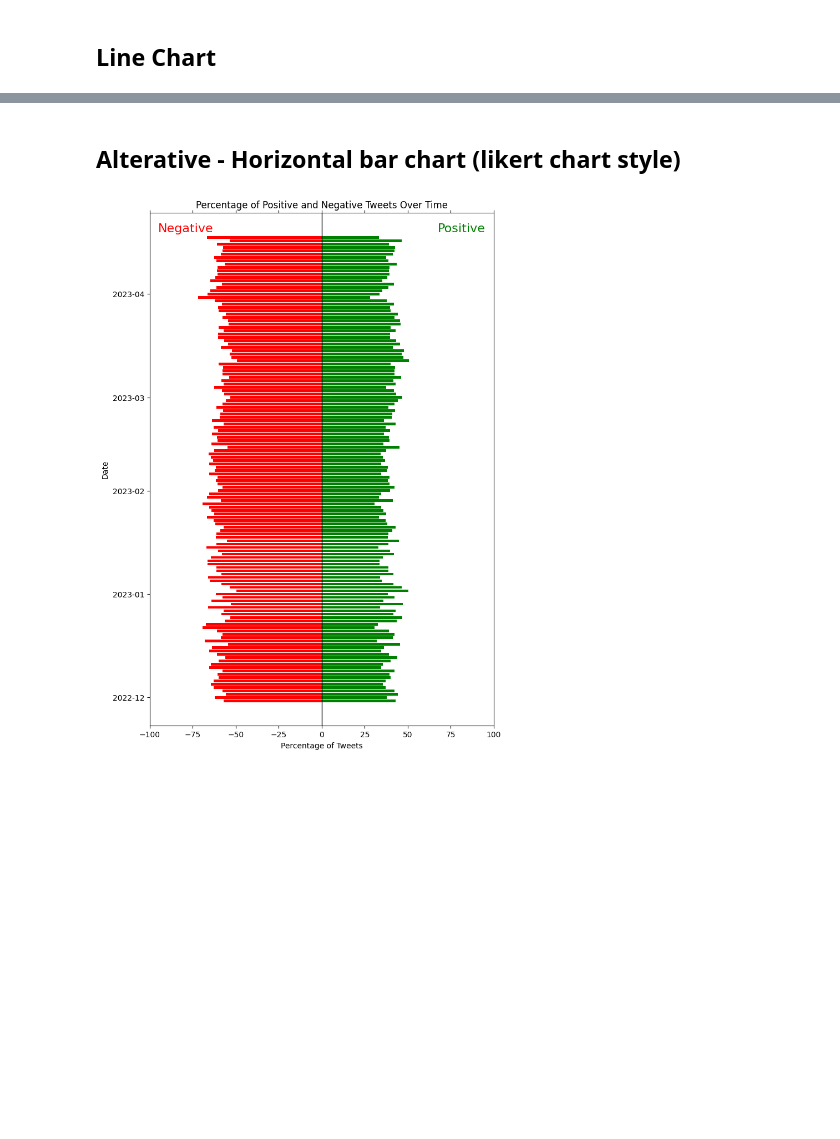
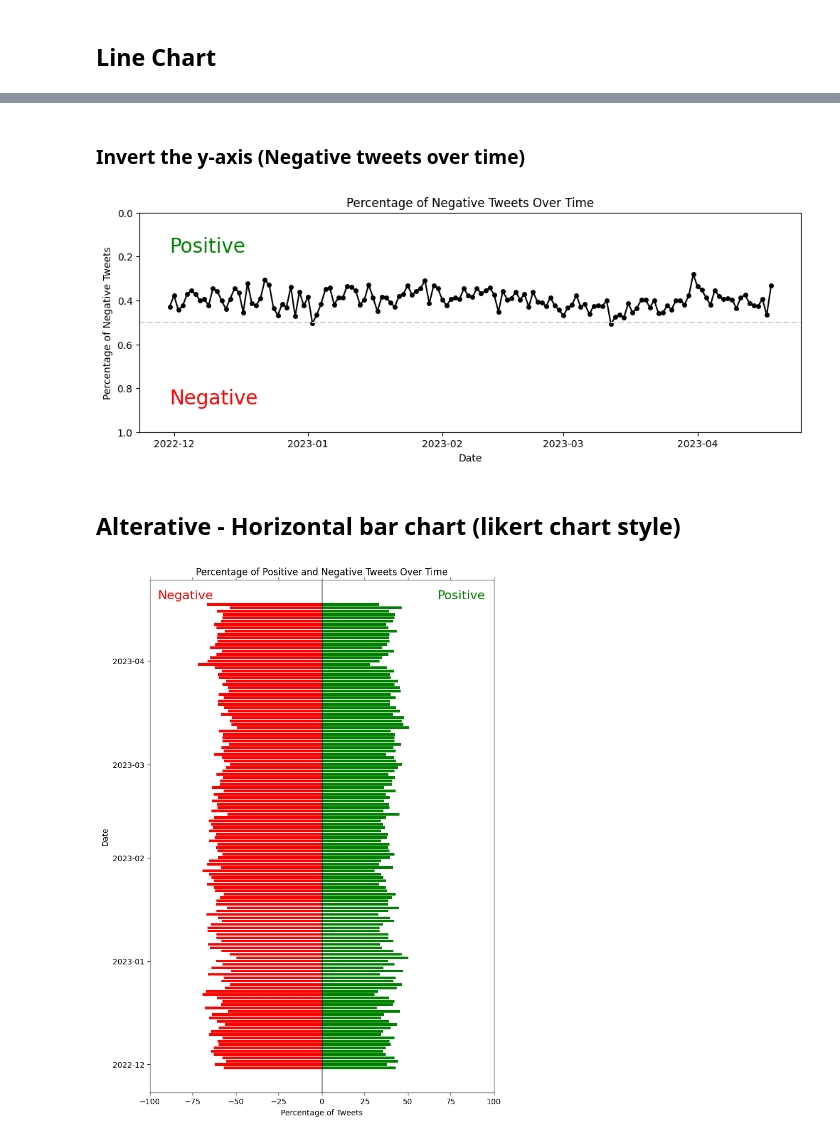
Before and after one commit to ImCombo/MSBD5005-Project, a Jupyter notebook: Sentiment_Analysis_with_Time_revised.ipynb, the cells around one changed output, grey strips where cells are left out. Drawn from its saved outputs; the diff is of its cells as text; code cells hidden in the pictures; blank space fills up the shorter version.

```diff
--- a/Sentiment_Analysis_with_Time_revised.ipynb
+++ b/Sentiment_Analysis_with_Time_revised.ipynb
@@ -65,3 +65,27 @@ fig.savefig('positive_vs_negative_tweets_linechart.png', dpi=300, bbox_inches='t
+# %% [markdown]
+### Invert the y-axis (Negative tweets over time)
+# %%
+# Plot the graph
+fig, ax = plt.subplots(figsize=(12, 4))
+ax.plot(dates, portion_positive, marker="o", markersize=4, color='black')
+ax.axhline(y=0.5, color='lightgray', linestyle='--')
+ax.set_title("Percentage of Negative Tweets Over Time")
+ax.set_xlabel("Date")
+ax.set_ylabel("Percentage of Negative Tweets")
+ax.set_ylim(0, 1)
+
+# Add the text labels
+ax.text(dates[0], 0.2, "Positive", color='green', ha='left', va='bottom', fontsize=20)
+ax.text(dates[0], 0.8, "Negative", color='red', ha='left', va='top', fontsize=20)
+
+# Invert the y-axis
+ax.invert_yaxis()
+
+plt.show()
+
+fig.savefig('positive_vs_negative_tweets_linechart.png', dpi=300, bbox_inches='tight')
+# %% [output]
+[figure, added]
 # %% [markdown]
 ## Alterative - Horizontal bar chart (likert chart style)
 # %%
```
Also changed, not shown: parts of 1 cell of this notebook.
